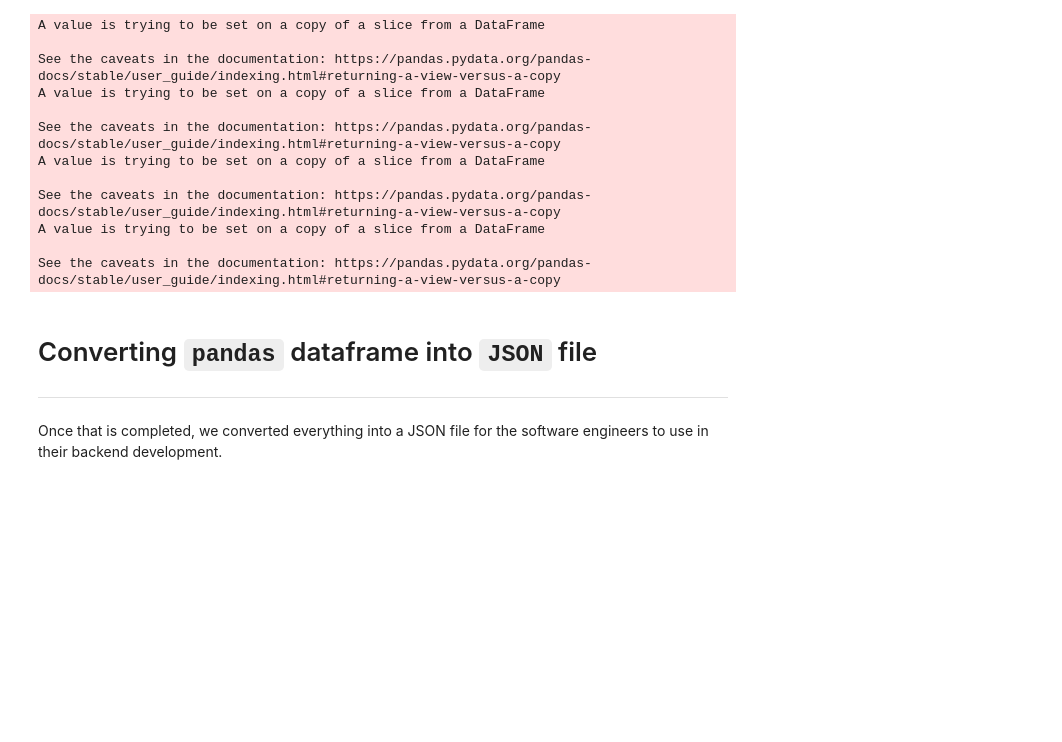
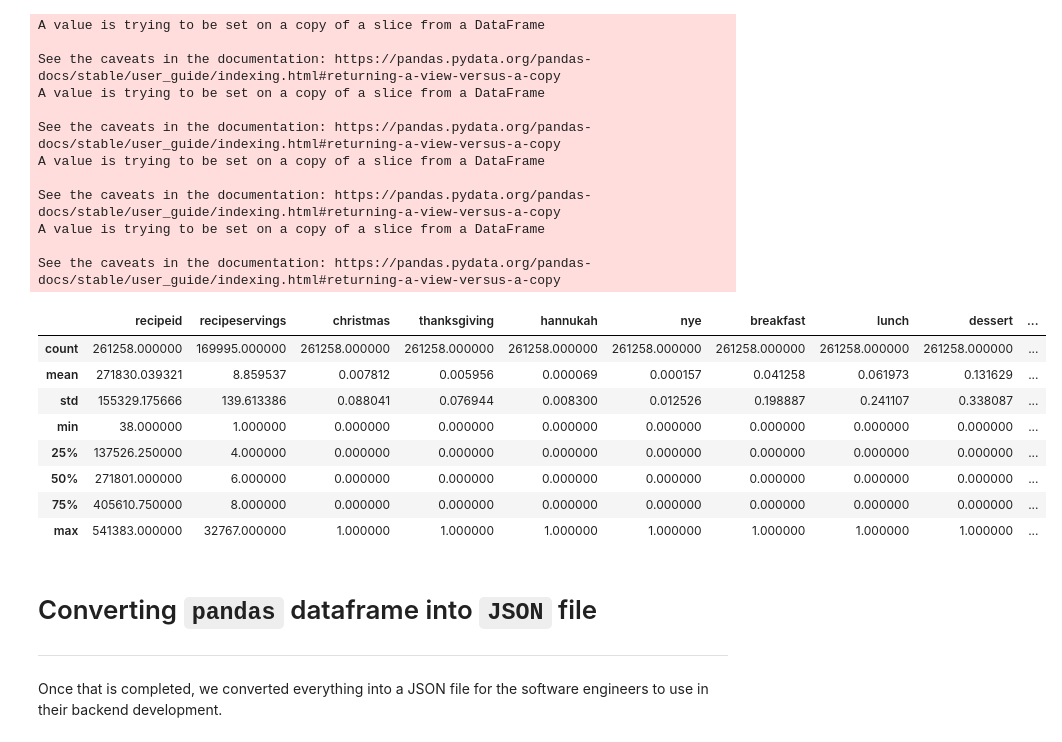
Before and after one commit to laternader/snackathon, a Jupyter notebook: Cleaning-the-data.ipynb, the cells around one changed output. Drawn from its saved outputs; the diff is of its cells as text; code cells hidden in the pictures; blank space fills up the shorter version.

Commit message:
df sample describe stats

```diff
--- a/Cleaning-the-data.ipynb
+++ b/Cleaning-the-data.ipynb
@@ -420,6 +420,18 @@ See the caveats in the documentation: https://pandas.pydata.org/pandas-docs/stab
 A value is trying to be set on a copy of a slice from a DataFrame
 
 See the caveats in the documentation: https://pandas.pydata.org/pandas-docs/stable/user_guide/indexing.html#returning-a-view-versus-a-copy
+# %%
+df_sample.describe()
+# %% [output]
+|  | recipeid | recipeservings | christmas | thanksgiving | hannukah | nye | breakfast | lunch | dessert | ... |
+| count | 261258.000000 | 169995.000000 | 261258.000000 | 261258.000000 | 261258.000000 | 261258.000000 | 261258.000000 | 261258.000000 | 261258.000000 | ... |
+| mean | 271830.039321 | 8.859537 | 0.007812 | 0.005956 | 0.000069 | 0.000157 | 0.041258 | 0.061973 | 0.131629 | ... |
+| std | 155329.175666 | 139.613386 | 0.088041 | 0.076944 | 0.008300 | 0.012526 | 0.198887 | 0.241107 | 0.338087 | ... |
+| min | 38.000000 | 1.000000 | 0.000000 | 0.000000 | 0.000000 | 0.000000 | 0.000000 | 0.000000 | 0.000000 | ... |
+| 25% | 137526.250000 | 4.000000 | 0.000000 | 0.000000 | 0.000000 | 0.000000 | 0.000000 | 0.000000 | 0.000000 | ... |
+| 50% | 271801.000000 | 6.000000 | 0.000000 | 0.000000 | 0.000000 | 0.000000 | 0.000000 | 0.000000 | 0.000000 | ... |
+| 75% | 405610.750000 | 8.000000 | 0.000000 | 0.000000 | 0.000000 | 0.000000 | 0.000000 | 0.000000 | 0.000000 | ... |
+| max | 541383.000000 | 32767.000000 | 1.000000 | 1.000000 | 1.000000 | 1.000000 | 1.000000 | 1.000000 | 1.000000 | ... |
 # %% [markdown]
 # Converting `pandas` dataframe into `JSON` file
 
```
